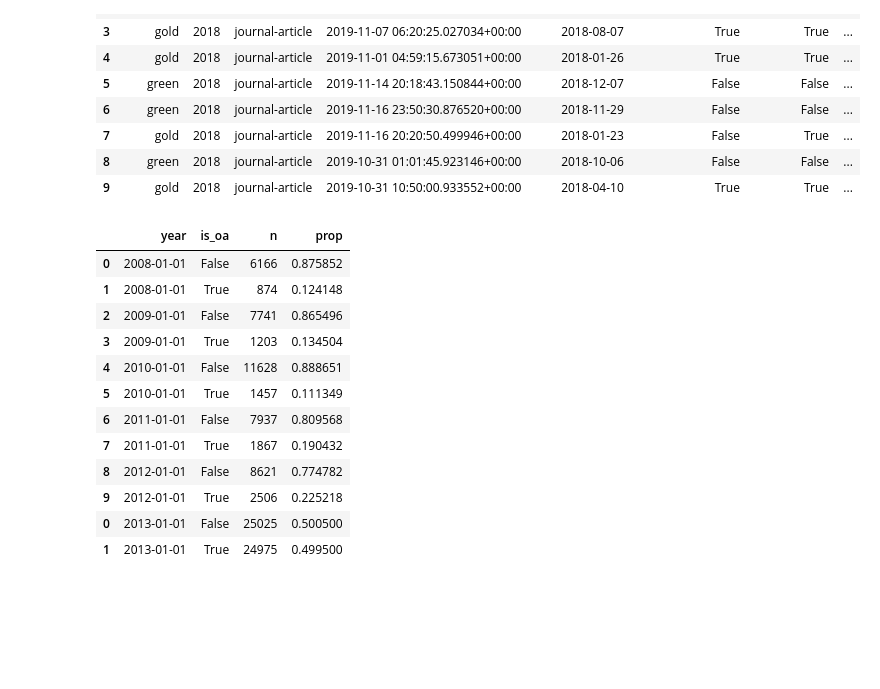
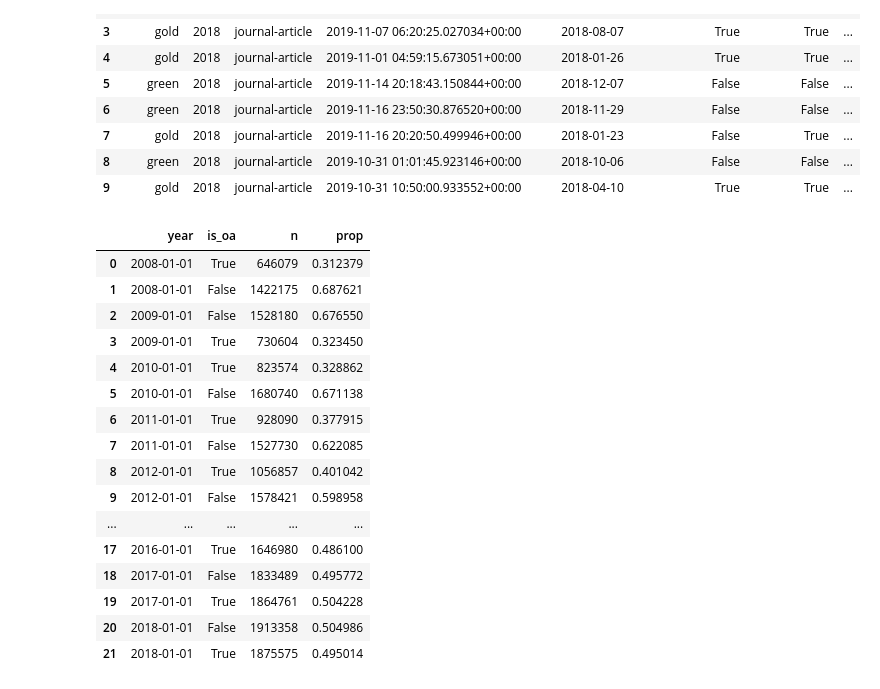
Before and after one commit to naustica/WAG-SHK, a Jupyter notebook: Open Access Evidence in Unpaywall - Python Version.ipynb, the cells around one changed output. Saved outputs shown, nothing was run; the diff lists cells and outputs as text; code cells hidden in the pictures; blank space fills up the shorter version.

```diff
--- a/Open Access Evidence in Unpaywall - Python Version.ipynb
+++ b/Open Access Evidence in Unpaywall - Python Version.ipynb
@@ -33,28 +30,30 @@ client.query(f'SELECT * FROM {upw_13_19} WHERE year=2018 AND genre="journal-arti
 # %%
-oa_08_12 = client.query(f'SELECT * FROM {upw_08_12} WHERE genre="journal-article" LIMIT 50000').to_dataframe()
-oa_13_19 = client.query(f'SELECT * FROM {upw_13_19} WHERE year<2019 AND genre="journal-article" LIMIT 50000').to_dataframe()
+oa_08_12 = client.query(f'SELECT year, is_oa, COUNT(DISTINCT(doi)) AS n FROM {upw_08_12} WHERE genre="journal-article" GROUP BY year, is_oa').to_dataframe()
+oa_13_19 = client.query(f'SELECT year, is_oa, COUNT(DISTINCT(doi)) AS n FROM {upw_13_19} WHERE year<2019 AND genre="journal-article" GROUP BY year, is_oa').to_dataframe()
-# %%
-oa_08_12 = oa_08_12.groupby(['year', 'is_oa']).size().reset_index(name='n')
-oa_13_19 = oa_13_19.groupby(['year', 'is_oa']).size().reset_index(name='n')
 # %%
 df = pd.concat([oa_08_12, oa_13_19])
 df.year = pd.to_datetime(df.year.apply(lambda x: str(x) + "-01-01"))
 df['prop'] = df.groupby(['year'])['n'].transform(lambda x: x / x.sum())
+df = df.sort_values(by=['year']).reset_index(drop=True)
 df
 # %% [output]
 |  | year | is_oa | n | prop |
-| 0 | 2008-01-01 | False | 6166 | 0.875852 |
-| 1 | 2008-01-01 | True | 874 | 0.124148 |
-| 2 | 2009-01-01 | False | 7741 | 0.865496 |
-| 3 | 2009-01-01 | True | 1203 | 0.134504 |
-| 4 | 2010-01-01 | False | 11628 | 0.888651 |
-| 5 | 2010-01-01 | True | 1457 | 0.111349 |
-| 6 | 2011-01-01 | False | 7937 | 0.809568 |
-| 7 | 2011-01-01 | True | 1867 | 0.190432 |
-| 8 | 2012-01-01 | False | 8621 | 0.774782 |
-| 9 | 2012-01-01 | True | 2506 | 0.225218 |
-| 0 | 2013-01-01 | False | 25025 | 0.500500 |
-| 1 | 2013-01-01 | True | 24975 | 0.499500 |
+| 0 | 2008-01-01 | True | 646079 | 0.312379 |
+| 1 | 2008-01-01 | False | 1422175 | 0.687621 |
+| 2 | 2009-01-01 | False | 1528180 | 0.676550 |
+| 3 | 2009-01-01 | True | 730604 | 0.323450 |
+| 4 | 2010-01-01 | True | 823574 | 0.328862 |
+| 5 | 2010-01-01 | False | 1680740 | 0.671138 |
+| 6 | 2011-01-01 | True | 928090 | 0.377915 |
+| 7 | 2011-01-01 | False | 1527730 | 0.622085 |
+| 8 | 2012-01-01 | True | 1056857 | 0.401042 |
+| 9 | 2012-01-01 | False | 1578421 | 0.598958 |
+| ... | ... | ... | ... | ... |
+| 17 | 2016-01-01 | True | 1646980 | 0.486100 |
+| 18 | 2017-01-01 | False | 1833489 | 0.495772 |
+| 19 | 2017-01-01 | True | 1864761 | 0.504228 |
+| 20 | 2018-01-01 | False | 1913358 | 0.504986 |
+| 21 | 2018-01-01 | True | 1875575 | 0.495014 |
 # %%
 x = df.year.unique()
 y1 = df[df.is_oa == True].n
```
Also changed, not shown: parts of 5 cells of this notebook.
